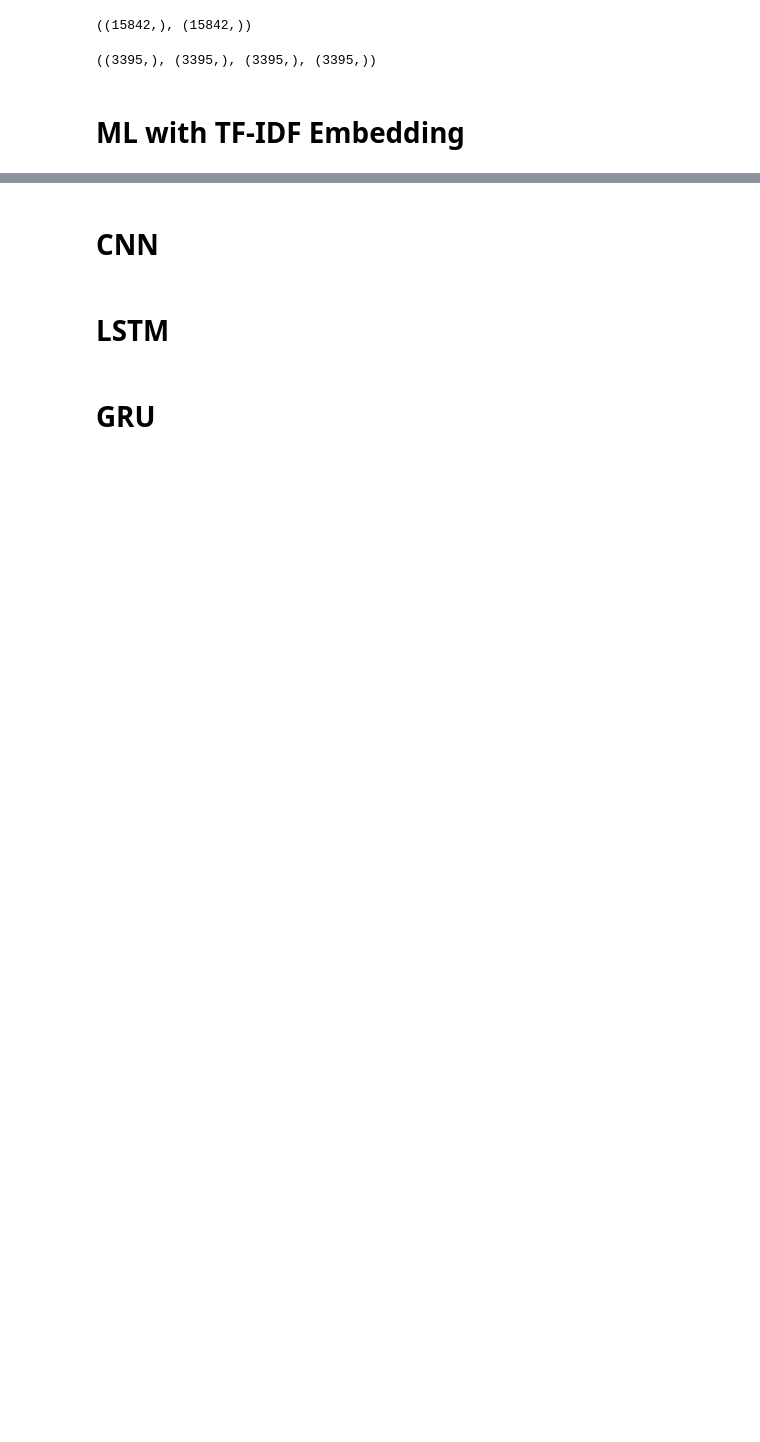
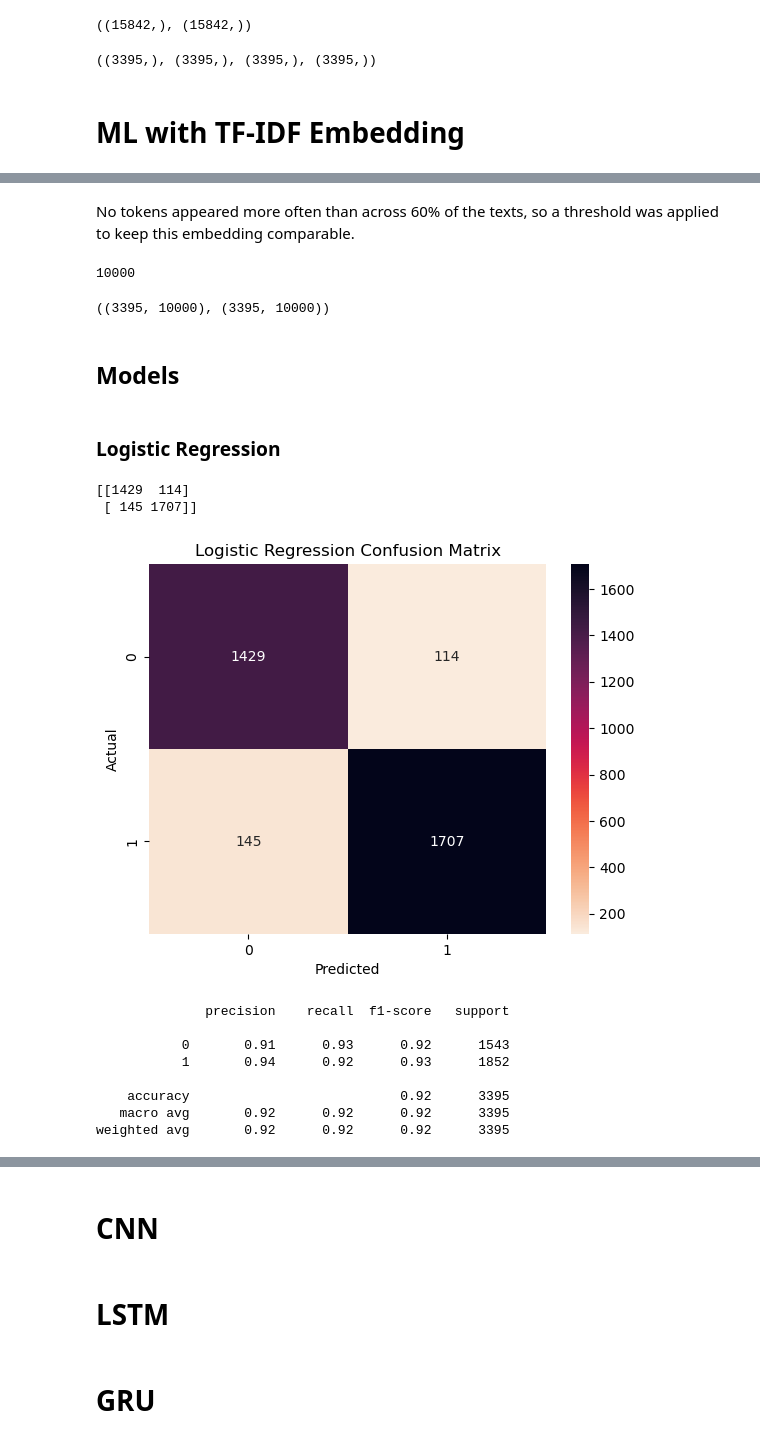
Before and after one commit to Yichen-Z/cis583_project, a Jupyter notebook: DeepLearningAlgo.ipynb, the cells around one changed output, grey strips where cells are left out. Drawn from its saved outputs; the diff is of its cells as text; code cells hidden in the pictures; blank space fills up the shorter version.

Commit message:
Standardized and ran simpler ML models with TF-IDF embedding

```diff
--- a/DeepLearningAlgo.ipynb
+++ b/DeepLearningAlgo.ipynb
@@ -148,0 +160,40 @@ X_val.shape, y_val.shape, X_test.shape, y_test.shape
+# %% [markdown]
+No tokens appeared more often than across 60% of the texts, so a threshold was applied to keep this embedding comparable.
+# %%
+td_vectorizer = TfidfVectorizer(
+    max_features=VOCAB_SIZE
+)
+X_train_tfidf = td_vectorizer.fit_transform(X_train)
+len(td_vectorizer.vocabulary_)
+# %% [output]
+10000
+# %%
+X_val_tfidf = td_vectorizer.transform(X_val)
+X_test_tfidf = td_vectorizer.transform(X_test)
+X_val_tfidf.shape, X_test_tfidf.shape
+# %% [output]
+((3395, 10000), (3395, 10000))
+# %% [markdown]
+## Models
+# %% [markdown]
+### Logistic Regression
+# %%
+logreg = LogisticRegression().fit(X_train_tfidf, y_train)
+utils.get_classification_report(
+    model=logreg,
+    features=X_test_tfidf,
+    target=y_test,
+    plot_title='Logistic Regression Confusion Matrix'
+)
+# %% [output]
+[[1429  114]
+ [ 145 1707]]
+[figure, added]
+              precision    recall  f1-score   support
+
+           0       0.91      0.93      0.92      1543
+           1       0.94      0.92      0.93      1852
+
+    accuracy                           0.92      3395
+   macro avg       0.92      0.92      0.92      3395
+weighted avg       0.92      0.92      0.92      3395
```
Also changed, not shown: parts of 7 cells of this notebook.
